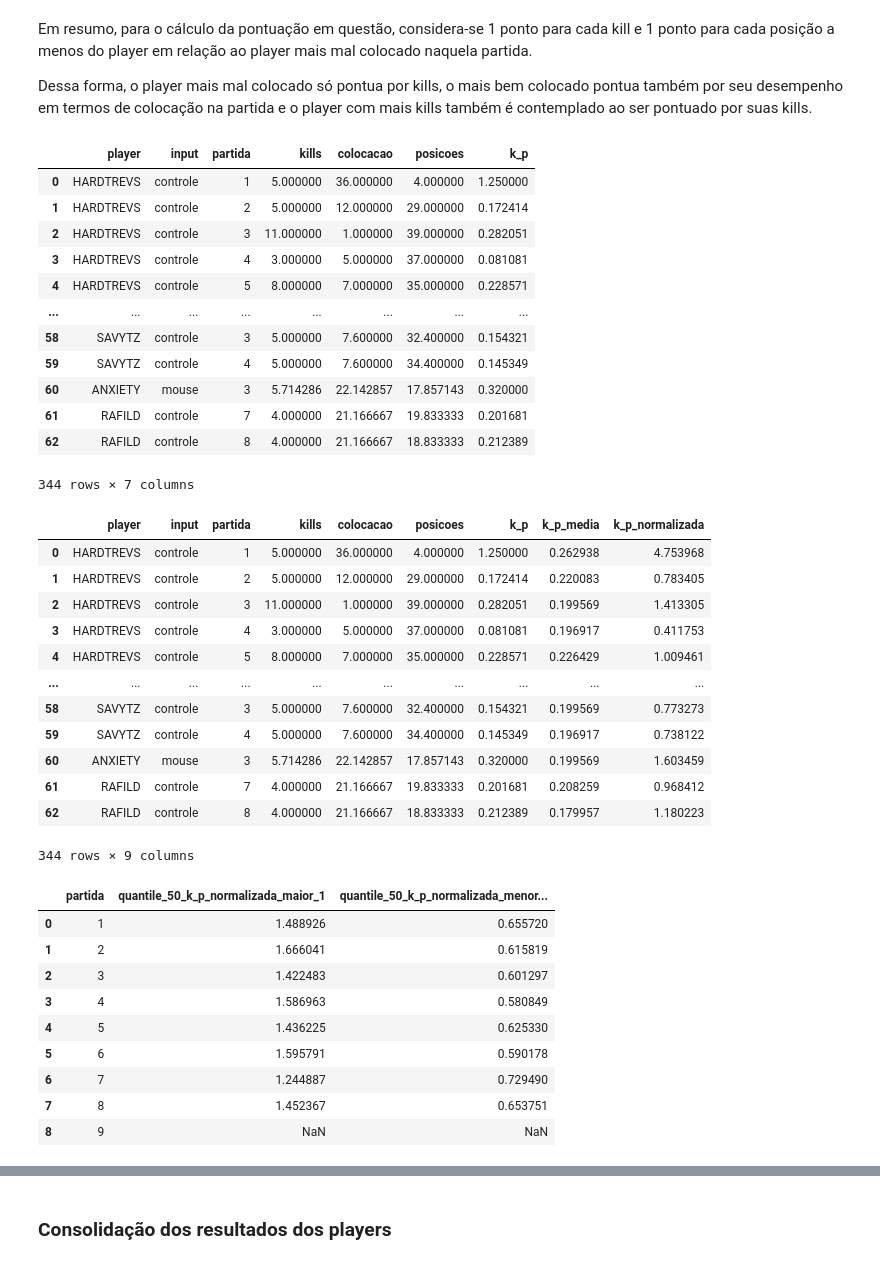
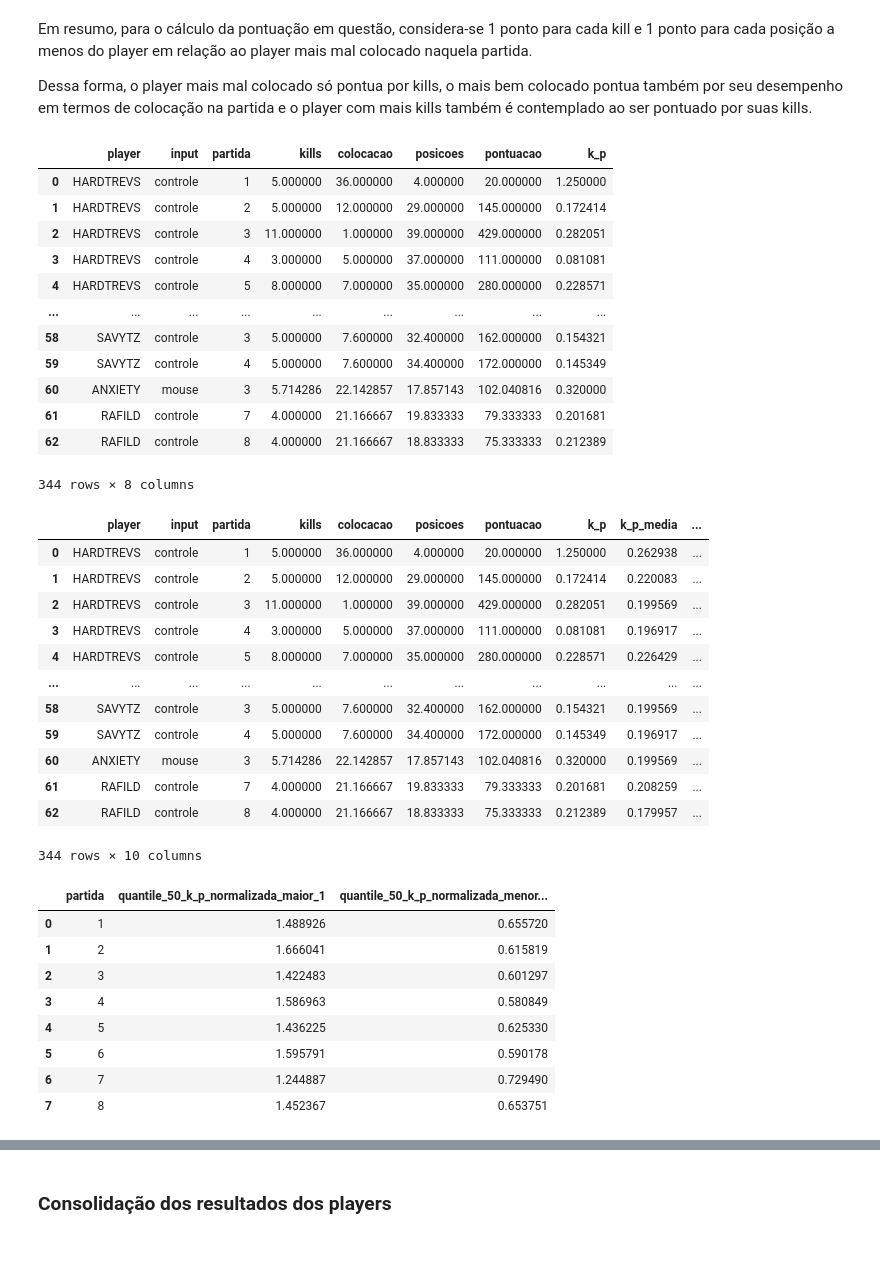
Before and after one commit to GodoyLucas/king_of_rebirth, a Jupyter notebook: Notebooks/King_of_Rebirth_Final.ipynb, the cells around one changed output, grey strips where cells are left out. Saved outputs shown, nothing was run; the diff lists cells and outputs as text; code cells hidden in the pictures.

```diff
--- a/Notebooks/King_of_Rebirth_Final.ipynb
+++ b/Notebooks/King_of_Rebirth_Final.ipynb
@@ -402,42 +402,47 @@ Dessa forma, o player mais mal colocado só pontua por kills, o mais bem colocad
 # %%
 valores_colocacao_max_partida = []
 valores_posicoes = []
+valores_pontuacao = []
 valores_k_p = []
 
 for i in final_analise.itertuples():
 
   df_query = final_analise.query('partida == @i.partida')
 
   colocacao_max_partida = df_query.colocacao.max()
   colocacao = i.colocacao
   kills = i.kills
 
   posicoes = colocacao_max_partida - colocacao
 
+  pontuacao = kills * posicoes
+
   k_p = 0 if posicoes == 0 else kills / posicoes
 
   valores_colocacao_max_partida.append(colocacao_max_partida)
   valores_posicoes.append(posicoes)
+  valores_pontuacao.append(pontuacao)
   valores_k_p.append(k_p)
 
 #final_analise['colocacao_max_partida'] = valores_colocacao_max_partida
 final_analise['posicoes'] = valores_posicoes
+final_analise['pontuacao'] = valores_pontuacao
 final_analise['k_p'] = valores_k_p
 final_analise
 # %% [output]
-|  | player | input | partida | kills | colocacao | posicoes | k_p |
-| 0 | HARDTREVS | controle | 1 | 5.000000 | 36.000000 | 4.000000 | 1.250000 |
-| 1 | HARDTREVS | controle | 2 | 5.000000 | 12.000000 | 29.000000 | 0.172414 |
-| 2 | HARDTREVS | controle | 3 | 11.000000 | 1.000000 | 39.000000 | 0.282051 |
-| 3 | HARDTREVS | controle | 4 | 3.000000 | 5.000000 | 37.000000 | 0.081081 |
-| 4 | HARDTREVS | controle | 5 | 8.000000 | 7.000000 | 35.000000 | 0.228571 |
-| ... | ... | ... | ... | ... | ... | ... | ... |
-| 58 | SAVYTZ | controle | 3 | 5.000000 | 7.600000 | 32.400000 | 0.154321 |
-| 59 | SAVYTZ | controle | 4 | 5.000000 | 7.600000 | 34.400000 | 0.145349 |
-| 60 | ANXIETY | mouse | 3 | 5.714286 | 22.142857 | 17.857143 | 0.320000 |
-| 61 | RAFILD | controle | 7 | 4.000000 | 21.166667 | 19.833333 | 0.201681 |
-| 62 | RAFILD | controle | 8 | 4.000000 | 21.166667 | 18.833333 | 0.212389 |
+|  | player | input | partida | kills | colocacao | posicoes | pontuacao | k_p |
+| 0 | HARDTREVS | controle | 1 | 5.000000 | 36.000000 | 4.000000 | 20.000000 | 1.250000 |
+| 1 | HARDTREVS | controle | 2 | 5.000000 | 12.000000 | 29.000000 | 145.000000 | 0.172414 |
+| 2 | HARDTREVS | controle | 3 | 11.000000 | 1.000000 | 39.000000 | 429.000000 | 0.282051 |
+| 3 | HARDTREVS | controle | 4 | 3.000000 | 5.000000 | 37.000000 | 111.000000 | 0.081081 |
+| 4 | HARDTREVS | controle | 5 | 8.000000 | 7.000000 | 35.000000 | 280.000000 | 0.228571 |
+| ... | ... | ... | ... | ... | ... | ... | ... | ... |
+| 58 | SAVYTZ | controle | 3 | 5.000000 | 7.600000 | 32.400000 | 162.000000 | 0.154321 |
+| 59 | SAVYTZ | controle | 4 | 5.000000 | 7.600000 | 34.400000 | 172.000000 | 0.145349 |
+| 60 | ANXIETY | mouse | 3 | 5.714286 | 22.142857 | 17.857143 | 102.040816 | 0.320000 |
+| 61 | RAFILD | controle | 7 | 4.000000 | 21.166667 | 19.833333 | 79.333333 | 0.201681 |
+| 62 | RAFILD | controle | 8 | 4.000000 | 21.166667 | 18.833333 | 75.333333 | 0.212389 |
-344 rows × 7 columns
+344 rows × 8 columns
 # %%
 valores_k_p_media = []
 valores_k_p_normalizada = []
@@ -463,19 +468,19 @@ final_analise['k_p_normalizada'] = valores_k_p_normalizada
 #final_analise['comportamento'] = valores_comportamento
 final_analise
 # %% [output]
-|  | player | input | partida | kills | colocacao | posicoes | k_p | k_p_media | k_p_normalizada |
-| 0 | HARDTREVS | controle | 1 | 5.000000 | 36.000000 | 4.000000 | 1.250000 | 0.262938 | 4.753968 |
-| 1 | HARDTREVS | controle | 2 | 5.000000 | 12.000000 | 29.000000 | 0.172414 | 0.220083 | 0.783405 |
-| 2 | HARDTREVS | controle | 3 | 11.000000 | 1.000000 | 39.000000 | 0.282051 | 0.199569 | 1.413305 |
-| 3 | HARDTREVS | controle | 4 | 3.000000 | 5.000000 | 37.000000 | 0.081081 | 0.196917 | 0.411753 |
-| 4 | HARDTREVS | controle | 5 | 8.000000 | 7.000000 | 35.000000 | 0.228571 | 0.226429 | 1.009461 |
-| ... | ... | ... | ... | ... | ... | ... | ... | ... | ... |
-| 58 | SAVYTZ | controle | 3 | 5.000000 | 7.600000 | 32.400000 | 0.154321 | 0.199569 | 0.773273 |
-| 59 | SAVYTZ | controle | 4 | 5.000000 | 7.600000 | 34.400000 | 0.145349 | 0.196917 | 0.738122 |
-| 60 | ANXIETY | mouse | 3 | 5.714286 | 22.142857 | 17.857143 | 0.320000 | 0.199569 | 1.603459 |
-| 61 | RAFILD | controle | 7 | 4.000000 | 21.166667 | 19.833333 | 0.201681 | 0.208259 | 0.968412 |
-| 62 | RAFILD | controle | 8 | 4.000000 | 21.166667 | 18.833333 | 0.212389 | 0.179957 | 1.180223 |
+|  | player | input | partida | kills | colocacao | posicoes | pontuacao | k_p | k_p_media | ... |
+| 0 | HARDTREVS | controle | 1 | 5.000000 | 36.000000 | 4.000000 | 20.000000 | 1.250000 | 0.262938 | ... |
+| 1 | HARDTREVS | controle | 2 | 5.000000 | 12.000000 | 29.000000 | 145.000000 | 0.172414 | 0.220083 | ... |
+| 2 | HARDTREVS | controle | 3 | 11.000000 | 1.000000 | 39.000000 | 429.000000 | 0.282051 | 0.199569 | ... |
+| 3 | HARDTREVS | controle | 4 | 3.000000 | 5.000000 | 37.000000 | 111.000000 | 0.081081 | 0.196917 | ... |
+| 4 | HARDTREVS | controle | 5 | 8.000000 | 7.000000 | 35.000000 | 280.000000 | 0.228571 | 0.226429 | ... |
+| ... | ... | ... | ... | ... | ... | ... | ... | ... | ... | ... |
+| 58 | SAVYTZ | controle | 3 | 5.000000 | 7.600000 | 32.400000 | 162.000000 | 0.154321 | 0.199569 | ... |
+| 59 | SAVYTZ | controle | 4 | 5.000000 | 7.600000 | 34.400000 | 172.000000 | 0.145349 | 0.196917 | ... |
+| 60 | ANXIETY | mouse | 3 | 5.714286 | 22.142857 | 17.857143 | 102.040816 | 0.320000 | 0.199569 | ... |
+| 61 | RAFILD | controle | 7 | 4.000000 | 21.166667 | 19.833333 | 79.333333 | 0.201681 | 0.208259 | ... |
+| 62 | RAFILD | controle | 8 | 4.000000 | 21.166667 | 18.833333 | 75.333333 | 0.212389 | 0.179957 | ... |
-344 rows × 9 columns
+344 rows × 10 columns
 # %%
 quantile_k_p_normalizada = pd.DataFrame()
 
@@ -483,7 +488,7 @@ valores_partida = []
 valores_quantile_50_k_p_normalizada_maior_1 = []
 valores_quantile_50_k_p_normalizada_menor_igual_1 = []
 
-for i in range(1, 10):
+for i in range(1, 9):
 
   df_query = final_analise.query('partida == @i')
 
@@ -509,7 +514,6 @@ quantile_k_p_normalizada
 | 5 | 6 | 1.595791 | 0.590178 |
 | 6 | 7 | 1.244887 | 0.729490 |
 | 7 | 8 | 1.452367 | 0.653751 |
-| 8 | 9 | NaN | NaN |
 # %%
 final_analise = final_analise.merge(quantile_k_p_normalizada, how = 'left', left_on = 'partida' , right_on = 'partida')
 final_analise
```
Also changed, not shown: parts of 6 cells of this notebook.
